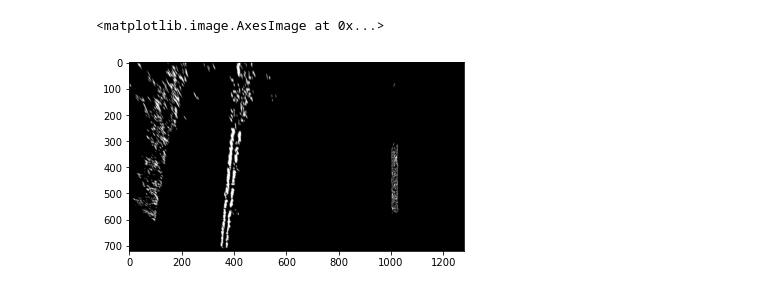
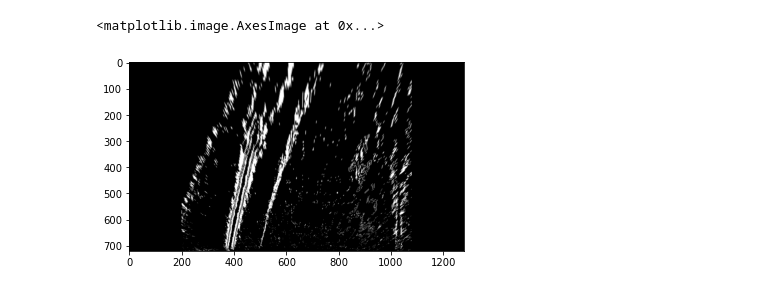
Before and after one commit to acidhills/udacity_advanced_lane_finding, a Jupyter notebook: project.ipynb, the cells around one changed output. Drawn from its saved outputs; the diff is of its cells as text; code cells hidden in the pictures.

```diff
--- a/project.ipynb
+++ b/project.ipynb
@@ -21,11 +23,22 @@ M,Minv = getPerspectiveTransformMatrix()
+# %%
+def cut_edges_(img,length = 200):
+    img[:,0:length] = 0
+    img[:,img.shape[1] - length:img.shape[1]] = 0
 # %%
-test_img = cv2.imread('test_images/test5.jpg')
+test_img = cv2.imread('challenge/frame0050.jpeg')
+# test_img = cv2.imread('project/frame0703.jpeg')
+# test_img = cv2.imread('project/frame0596.jpeg')
+
+
 # test_img = cv2.imread('test_images/straight_lines2.jpg')
 test_img = cv2.undistort(test_img, mtx, dist, None)
 # %%
-tresholded_img = get_tresholded_img(test_img)
-warped = cv2.warpPerspective(tresholded_img,M,None)
-plt.imshow(warped, cmap='gray')
+tresholded_img, hoffed = get_tresholded_img(test_img)
+tresholded_img = cv2.warpPerspective(tresholded_img,M,None)
+tresholded_hoffed = cv2.warpPerspective(hoffed,M,None)
+cut_edges_(tresholded_img)
+cut_edges_(tresholded_hoffed)
+plt.imshow(tresholded_img, cmap='gray')
 # %% [output]
 <matplotlib.image.AxesImage at 0x...>
-[figure, old version]
+[figure, new version]
```
Also changed, not shown: parts of 26 cells of this notebook, 5 other files.
